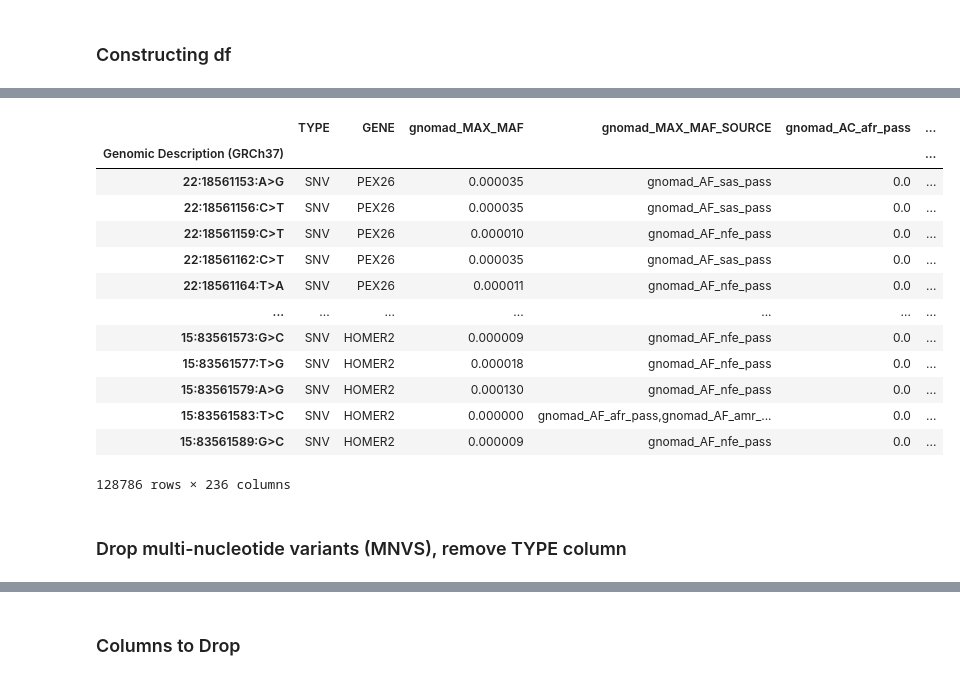
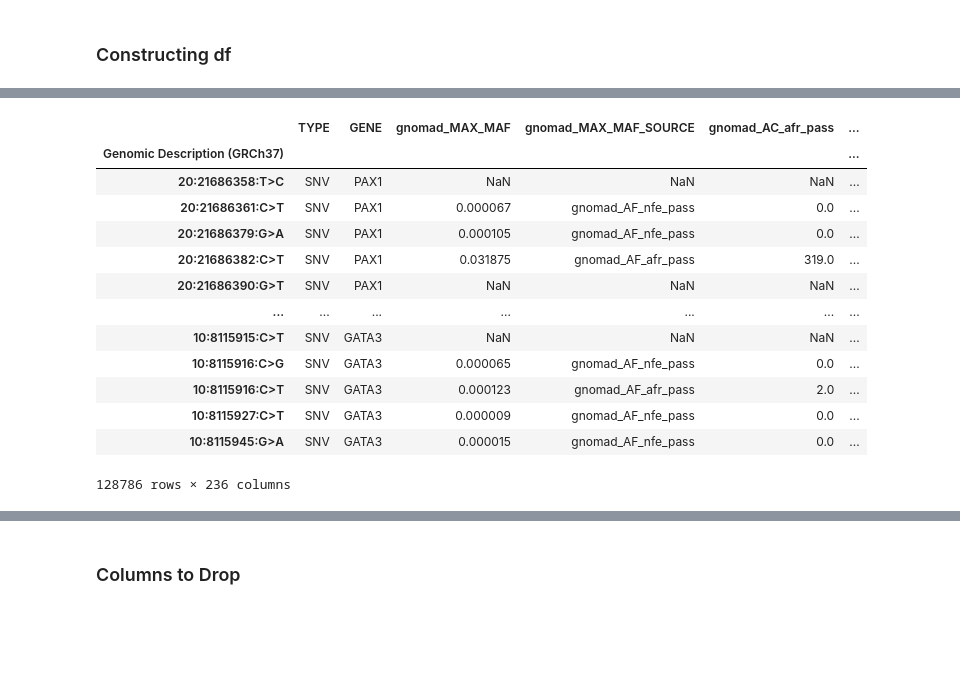
Before and after one commit to seanrobryan/ML-Variant-Classification, a Jupyter notebook: model_building.ipynb, the cells around one changed output, grey strips where cells are left out. Cells and saved outputs as stored; diff of their text form; code cells hidden in the pictures; blank space fills up the shorter version.

```diff
--- a/model_building.ipynb
+++ b/model_building.ipynb
@@ -48,27 +67,25 @@ if not os.path.isdir(compressed_dir):
 # %%
 dfs = []
 id_cols = ['CHROM', 'POS', 'REF', 'ALT']
 dup_cols = [f"{base_col}_{alt}" for base_col in id_cols for alt in ['x', 'y']]
 for f in os.scandir('chromosomes_w_ddg'):
-    df = pd.read_csv(f.path, index_col=0, encoding='utf-8')
+    df = pd.read_csv(f.path, index_col=0, encoding='utf-8', low_memory=False)
     df.drop(columns=dup_cols, inplace=True)
     dfs.append(df)
 df = pd.concat(dfs).map(utils.safe_decode)
 df
 # %% [output]
 |  | TYPE | GENE | gnomad_MAX_MAF | gnomad_MAX_MAF_SOURCE | gnomad_AC_afr_pass | ... |
 | Genomic Description (GRCh37) |  |  |  |  |  | ... |
-| 22:18561153:A>G | SNV | PEX26 | 0.000035 | gnomad_AF_sas_pass | 0.0 | ... |
-| 22:18561156:C>T | SNV | PEX26 | 0.000035 | gnomad_AF_sas_pass | 0.0 | ... |
-| 22:18561159:C>T | SNV | PEX26 | 0.000010 | gnomad_AF_nfe_pass | 0.0 | ... |
-| 22:18561162:C>T | SNV | PEX26 | 0.000035 | gnomad_AF_sas_pass | 0.0 | ... |
-| 22:18561164:T>A | SNV | PEX26 | 0.000011 | gnomad_AF_nfe_pass | 0.0 | ... |
+| 20:21686358:T>C | SNV | PAX1 | NaN | NaN | NaN | ... |
+| 20:21686361:C>T | SNV | PAX1 | 0.000067 | gnomad_AF_nfe_pass | 0.0 | ... |
+| 20:21686379:G>A | SNV | PAX1 | 0.000105 | gnomad_AF_nfe_pass | 0.0 | ... |
+| 20:21686382:C>T | SNV | PAX1 | 0.031875 | gnomad_AF_afr_pass | 319.0 | ... |
+| 20:21686390:G>T | SNV | PAX1 | NaN | NaN | NaN | ... |
 | ... | ... | ... | ... | ... | ... | ... |
-| 15:83561573:G>C | SNV | HOMER2 | 0.000009 | gnomad_AF_nfe_pass | 0.0 | ... |
-| 15:83561577:T>G | SNV | HOMER2 | 0.000018 | gnomad_AF_nfe_pass | 0.0 | ... |
-| 15:83561579:A>G | SNV | HOMER2 | 0.000130 | gnomad_AF_nfe_pass | 0.0 | ... |
-| 15:83561583:T>C | SNV | HOMER2 | 0.000000 | gnomad_AF_afr_pass,gnomad_AF_amr_... | 0.0 | ... |
-| 15:83561589:G>C | SNV | HOMER2 | 0.000009 | gnomad_AF_nfe_pass | 0.0 | ... |
+| 10:8115915:C>T | SNV | GATA3 | NaN | NaN | NaN | ... |
+| 10:8115916:C>G | SNV | GATA3 | 0.000065 | gnomad_AF_nfe_pass | 0.0 | ... |
+| 10:8115916:C>T | SNV | GATA3 | 0.000123 | gnomad_AF_afr_pass | 2.0 | ... |
+| 10:8115927:C>T | SNV | GATA3 | 0.000009 | gnomad_AF_nfe_pass | 0.0 | ... |
+| 10:8115945:G>A | SNV | GATA3 | 0.000015 | gnomad_AF_nfe_pass | 0.0 | ... |
 128786 rows × 236 columns
-# %% [markdown]
-### Drop multi-nucleotide variants (MNVS), remove TYPE column
```
Also changed, not shown: parts of 118 cells of this notebook, 1 other file.
